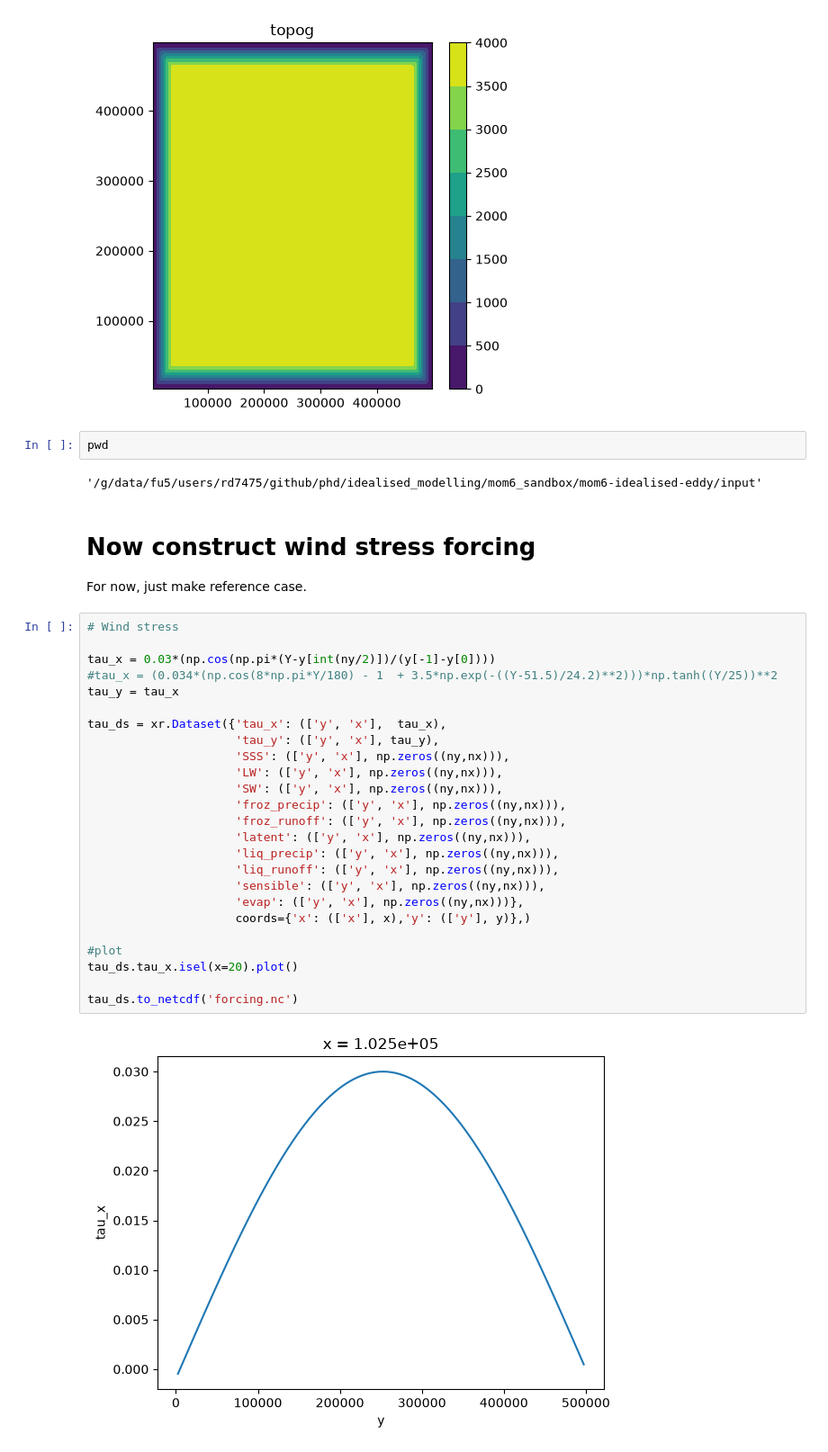
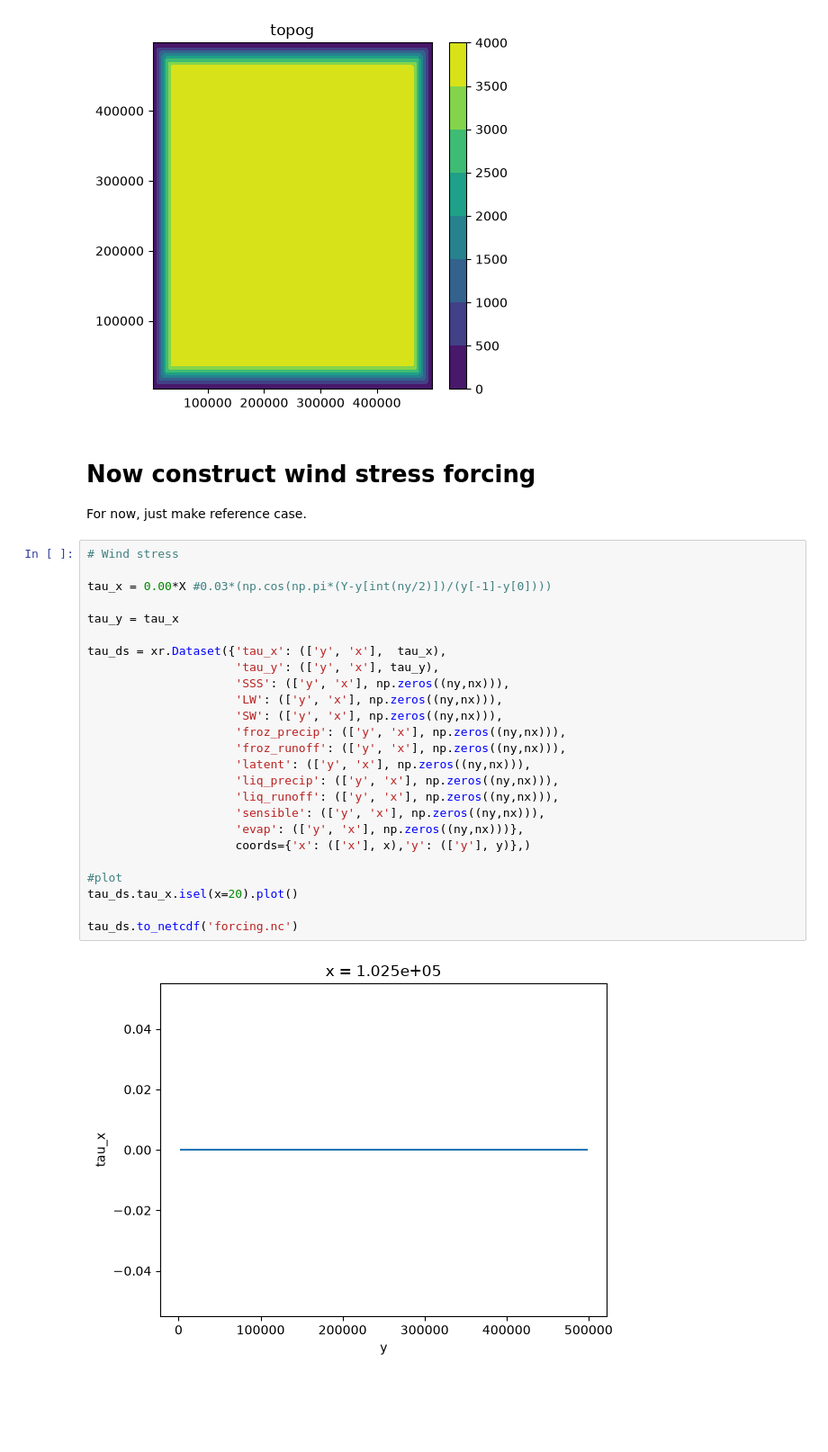
Before and after one commit to regdowse/PhD_gadi, a Jupyter notebook: idealised_modelling/mom6_sandbox/mom6-idealised-eddy/input/mom6-anu-tub-driver.ipynb, the cells around one changed output. Shown at 90% size. Drawn from its saved outputs; the diff is of its cells as text; blank space fills up the shorter version.

Commit message:
30 day model, 0 beta, eddy

```diff
--- a/idealised_modelling/mom6_sandbox/mom6-idealised-eddy/input/mom6-anu-tub-driver.ipynb
+++ b/idealised_modelling/mom6_sandbox/mom6-idealised-eddy/input/mom6-anu-tub-driver.ipynb
@@ -105,37 +105,33 @@ plt.title('topog')
 # %% [output]
 Text(0.5, 1.0, 'topog')
 [figure]
-# %%
-pwd
-# %% [output]
-'/g/data/fu5/users/rd7475/github/phd/idealised_modelling/mom6_sandbox/mom6-idealised-eddy/input'
 # %% [markdown]
 # Now construct wind stress forcing
 For now, just make reference case.
 # %%
 # Wind stress
 
-tau_x = 0.03*(np.cos(np.pi*(Y-y[int(ny/2)])/(y[-1]-y[0])))
-#tau_x = (0.034*(np.cos(8*np.pi*Y/180) - 1  + 3.5*np.exp(-((Y-51.5)/24.2)**2)))*np.tanh((Y/25))**2
+tau_x = 0.00*X #0.03*(np.cos(np.pi*(Y-y[int(ny/2)])/(y[-1]-y[0])))
+
 tau_y = tau_x
 
 tau_ds = xr.Dataset({'tau_x': (['y', 'x'],  tau_x),
                      'tau_y': (['y', 'x'], tau_y),
                      'SSS': (['y', 'x'], np.zeros((ny,nx))),
                      'LW': (['y', 'x'], np.zeros((ny,nx))),
                      'SW': (['y', 'x'], np.zeros((ny,nx))),
                      'froz_precip': (['y', 'x'], np.zeros((ny,nx))),
                      'froz_runoff': (['y', 'x'], np.zeros((ny,nx))),
                      'latent': (['y', 'x'], np.zeros((ny,nx))),
                      'liq_precip': (['y', 'x'], np.zeros((ny,nx))),
                      'liq_runoff': (['y', 'x'], np.zeros((ny,nx))),
                      'sensible': (['y', 'x'], np.zeros((ny,nx))),
                      'evap': (['y', 'x'], np.zeros((ny,nx)))},
                      coords={'x': (['x'], x),'y': (['y'], y)},)
 
 #plot
 tau_ds.tau_x.isel(x=20).plot()
 
 tau_ds.to_netcdf('forcing.nc')
 # %% [output]
-[figure, old version]
+[figure, new version]
```
Also changed, not shown: parts of 2 cells of this notebook, 12 other files.
